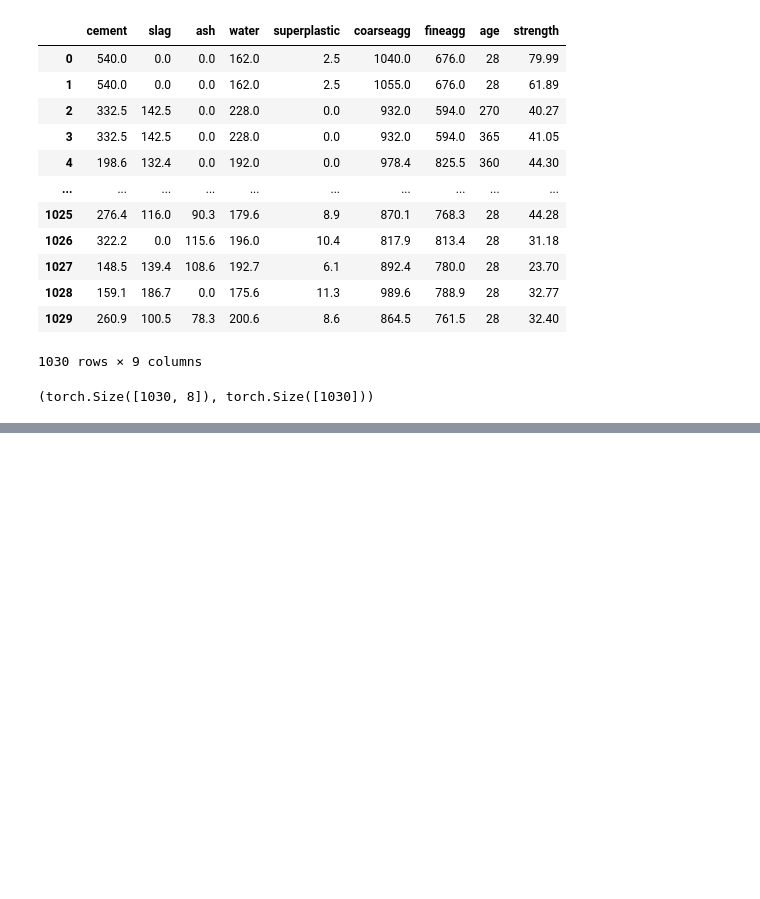
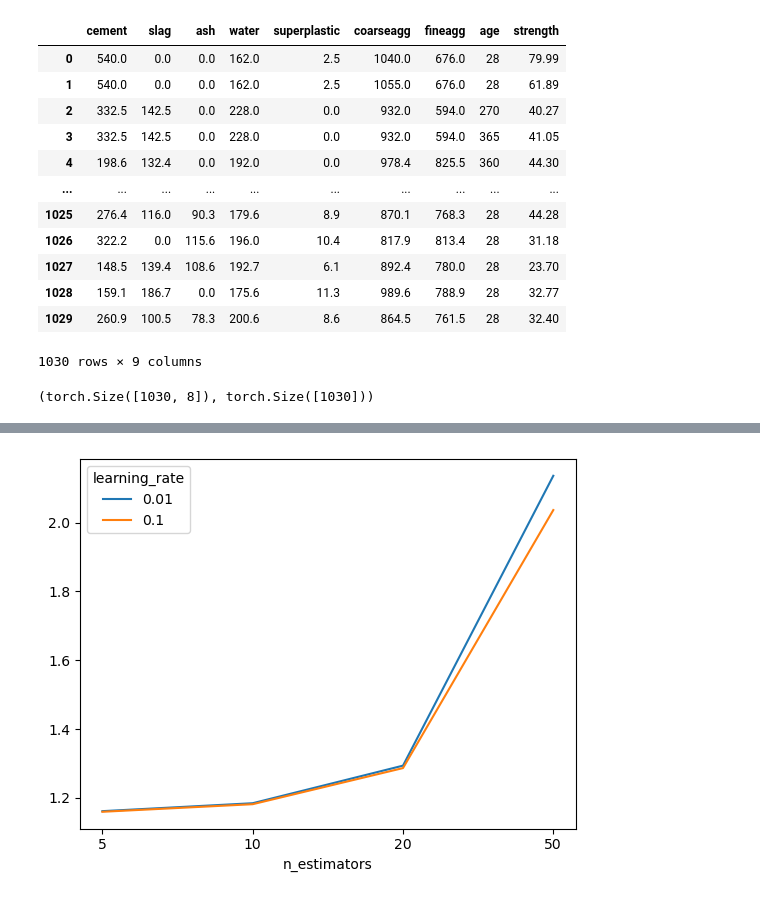
Before and after one commit to XiongCynthia/GradientBoostedLowess, a Jupyter notebook: GradientBoostedLowess_examples.ipynb, the cells around one changed output, grey strips where cells are left out. Drawn from its saved outputs; the diff is of its cells as text; code cells hidden in the pictures; blank space fills up the shorter version.

```diff
--- a/GradientBoostedLowess_examples.ipynb
+++ b/GradientBoostedLowess_examples.ipynb
@@ -169,0 +215,9 @@ for lr in learning_rate:
+# %%
+x_labels = [str(val) for val in n_estimators]
+for row_idx in range(train_mse_matr.shape[0]):
+    plt.plot(x_labels, train_mse_matr[row_idx], label=learning_rate[row_idx])
+plt.xlabel('n_estimators')
+plt.legend(title='learning_rate')
+plt.show()
+# %% [output]
+[figure, added]
```
Also changed, not shown: parts of 11 cells of this notebook.
